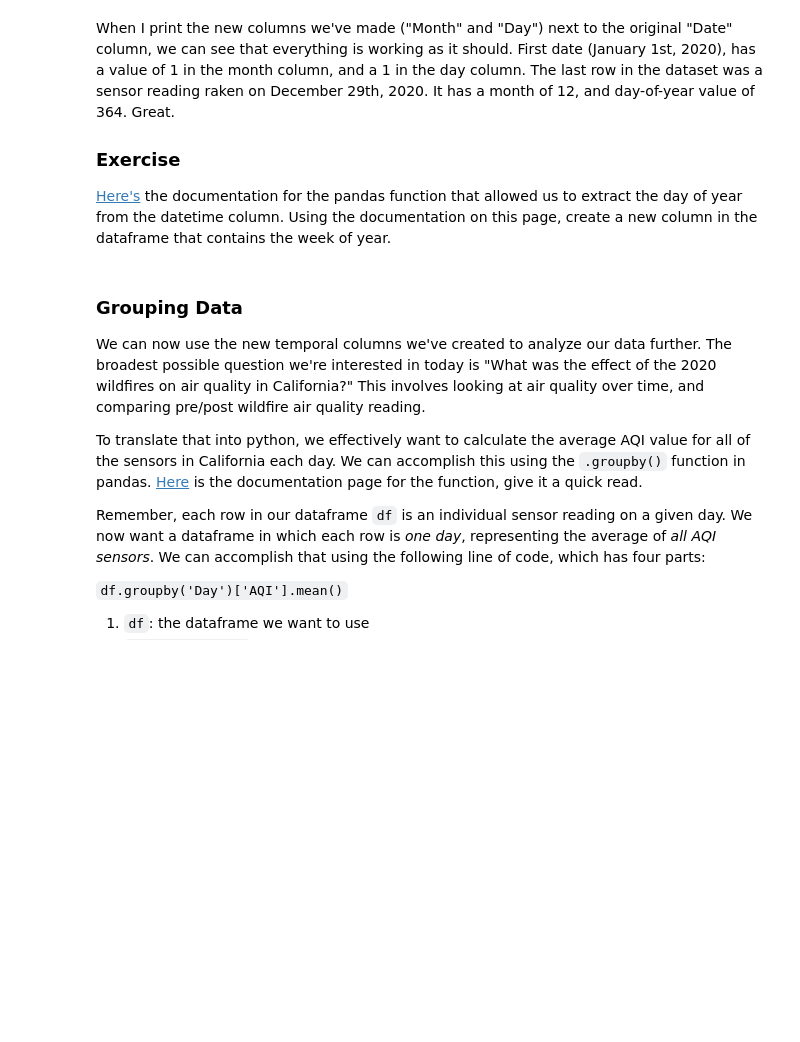
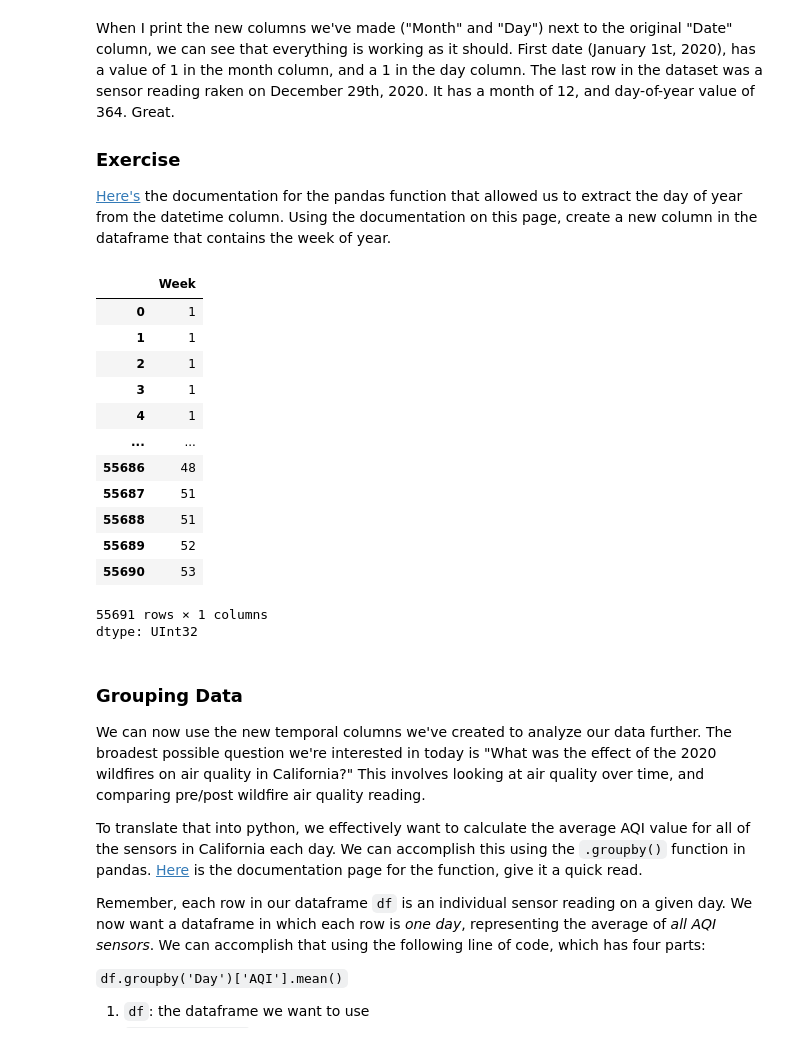
Before and after one commit to laiacoder/QM2, a Jupyter notebook: notebooks/W03. Spatial Data.ipynb, the cells around one changed output. Drawn from its saved outputs; the diff is of its cells as text; code cells hidden in the pictures; blank space fills up the shorter version.

```diff
--- a/notebooks/W03. Spatial Data.ipynb
+++ b/notebooks/W03. Spatial Data.ipynb
@@ -143,6 +139,26 @@ When I print the new columns we've made ("Month" and "Day") next to the original
 ### Exercise
 
 [Here's](https://pandas.pydata.org/docs/reference/api/pandas.Series.dt.dayofyear.html) the documentation for the pandas function that allowed us to extract the day of year from the datetime column. Using the documentation on this page, create a new column in the dataframe that contains the week of year.
+# %%
+# create a new column in the dataframe that contains the week of year
+
+df['Week']=df['Date'].dt.isocalendar().week
+df['Week']
+# %% [output]
+|  | Week |
+| 0 | 1 |
+| 1 | 1 |
+| 2 | 1 |
+| 3 | 1 |
+| 4 | 1 |
+| ... | ... |
+| 55686 | 48 |
+| 55687 | 51 |
+| 55688 | 51 |
+| 55689 | 52 |
+| 55690 | 53 |
+55691 rows × 1 columns
+dtype: UInt32
 # %% [markdown]
 ### Grouping Data
 
```
Also changed, not shown: parts of 6 cells of this notebook.
